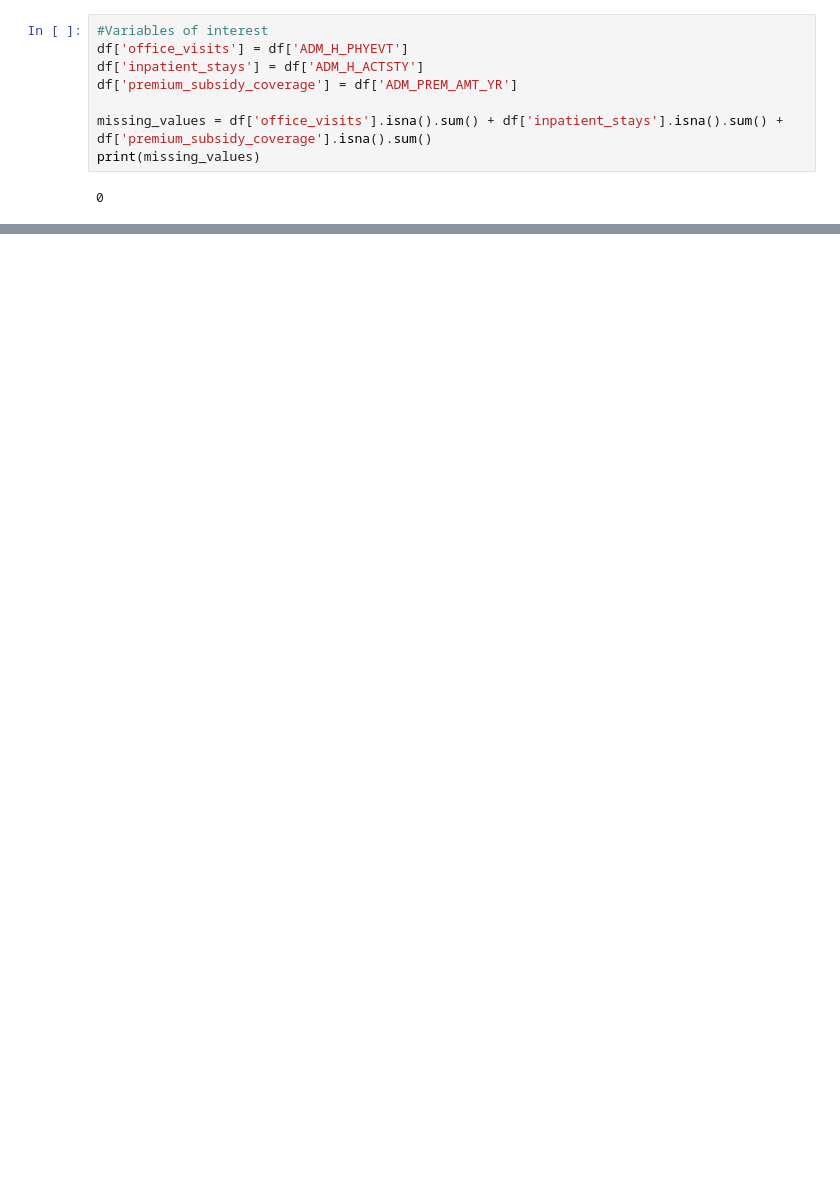
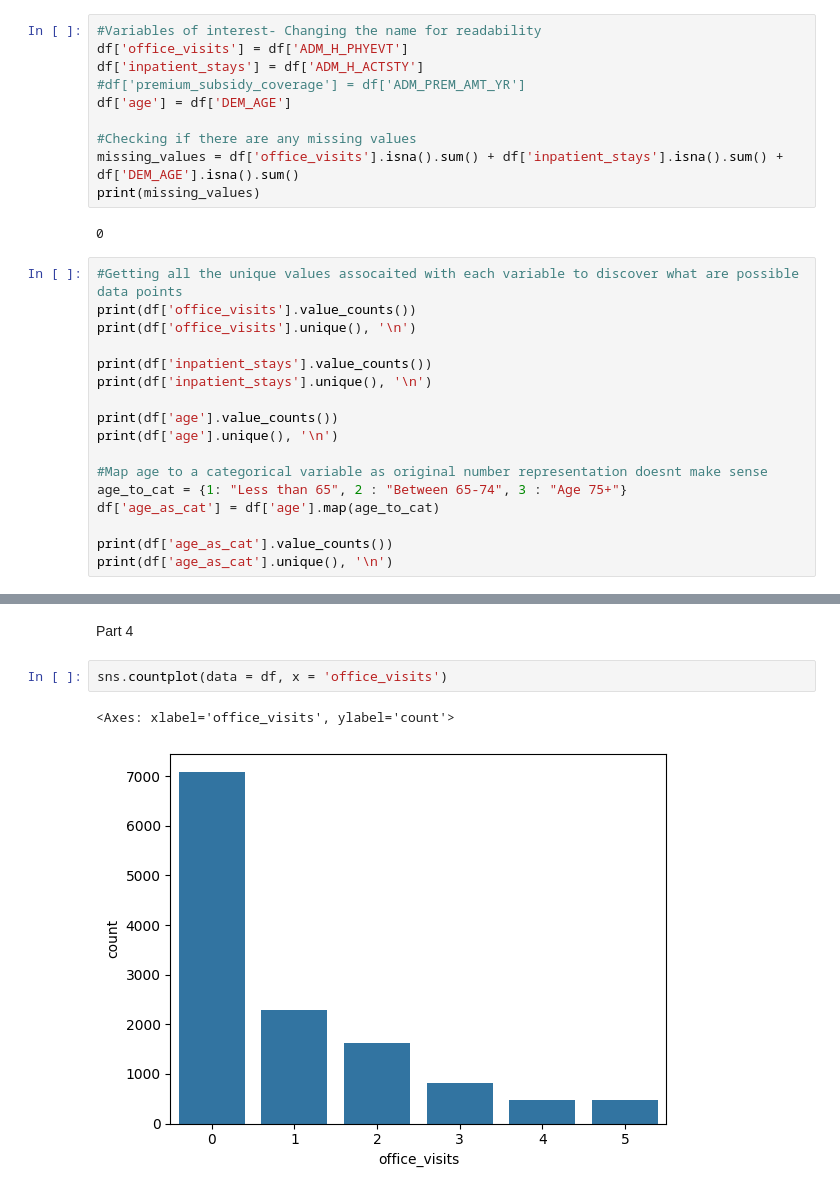
Before and after one commit to Ethan-code-1/visualization, a Jupyter notebook: assignment/assignment.ipynb, the cells around one changed output, grey strips where cells are left out. Drawn from its saved outputs; the diff is of its cells as text; blank space fills up the shorter version.

```diff
--- a/assignment/assignment.ipynb
+++ b/assignment/assignment.ipynb
@@ -211,12 +240,30 @@ This dataset documents the codes for every variable. Across the board a '.' / '
 # %%
-#Variables of interest
+#Variables of interest- Changing the name for readability
 df['office_visits'] = df['ADM_H_PHYEVT']
 df['inpatient_stays'] = df['ADM_H_ACTSTY']
-df['premium_subsidy_coverage'] = df['ADM_PREM_AMT_YR']
+#df['premium_subsidy_coverage'] = df['ADM_PREM_AMT_YR']
+df['age'] = df['DEM_AGE']
 
-missing_values = df['office_visits'].isna().sum() + df['inpatient_stays'].isna().sum() + df['premium_subsidy_coverage'].isna().sum()
+#Checking if there are any missing values
+missing_values = df['office_visits'].isna().sum() + df['inpatient_stays'].isna().sum() + df['DEM_AGE'].isna().sum()
 print(missing_values)
 # %% [output]
 0
 # %%
+#Getting all the unique values assocaited with each variable to discover what are possible data points
+print(df['office_visits'].value_counts())
+print(df['office_visits'].unique(), '\n')
+
+print(df['inpatient_stays'].value_counts())
+print(df['inpatient_stays'].unique(), '\n')
+
+print(df['age'].value_counts())
+print(df['age'].unique(), '\n')
+
+#Map age to a categorical variable as original number representation doesnt make sense
+age_to_cat = {1: "Less than 65", 2 : "Between 65-74", 3 : "Age 75+"}
+df['age_as_cat'] = df['age'].map(age_to_cat)
+
+print(df['age_as_cat'].value_counts())
+print(df['age_as_cat'].unique(), '\n')
 # %% [output]
@@ -225,0 +287,7 @@ KeyboardInterrupt:
+# %% [markdown]
+Part 4
+# %%
+sns.countplot(data = df, x = 'office_visits')
+# %% [output]
+<Axes: xlabel='office_visits', ylabel='count'>
+[figure, added]
```
Also changed, not shown: parts of 20 cells of this notebook.
